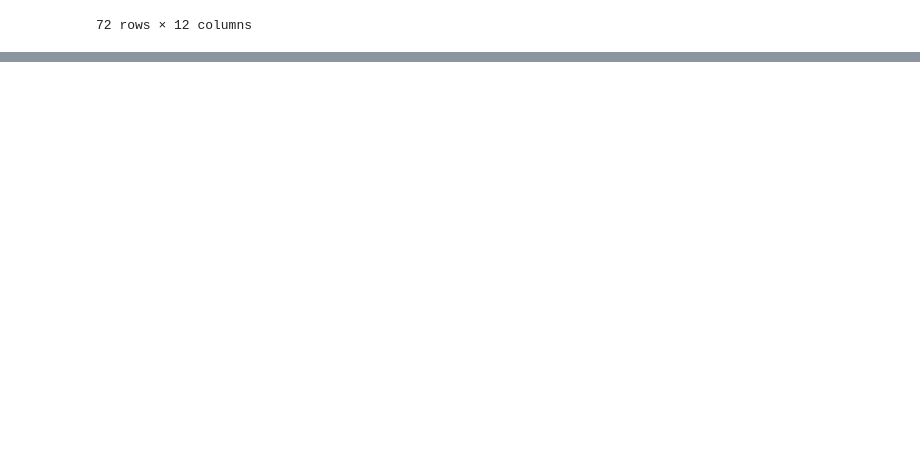
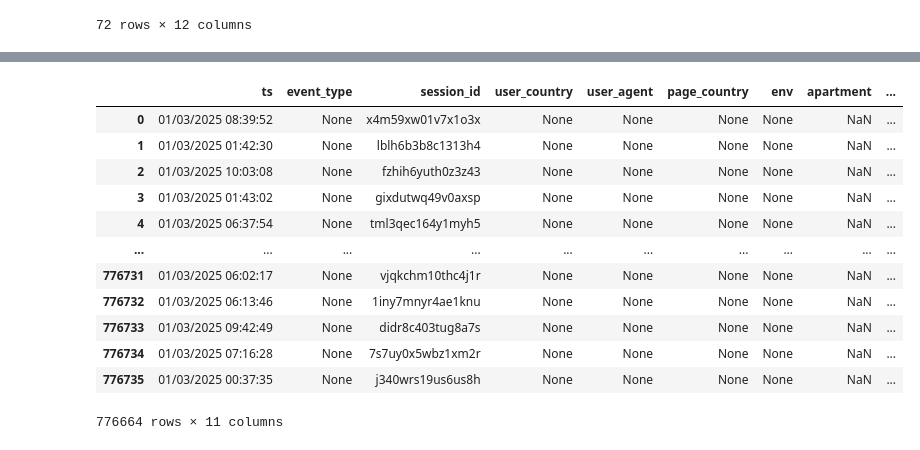
Before and after one commit to akisgazepidis/Data_Pipeline_Optimization, a Jupyter notebook: notebooks/EDA.ipynb, the cells around one changed output, grey strips where cells are left out. Drawn from its saved outputs; the diff is of its cells as text; code cells hidden in the pictures; blank space fills up the shorter version.

```diff
--- a/notebooks/EDA.ipynb
+++ b/notebooks/EDA.ipynb
@@ -303,0 +420,25 @@ df[~df.ts.str.contains('/')]
+# %%
+def create_session_id_user_agent_dict(session_col, user_agent_col):
+    '''Finction that creates a dictionary with unique session_ids as keys and user_agents as values'''
+    try:
+        session_id_user_agent_tuple_list = [tpl for tpl in set(list(zip(list(user_agent_col), list(session_col)))) if tpl[1]]
+        session_id_user_agent_tuple_dict = {key:value for key, value in session_id_user_agent_tuple_list}
+        return session_id_user_agent_tuple_dict
+    except Exception as e:
+        print(F'Error while creating  the dictionary : {e}')
+        return np.nan
+# %%
+session_id_user_agent_tuple_dict =  create_session_id_user_agent_dict(df.session_id, df.user_agent)
+# %%
+def fill_session_id(row, dict):
+    '''Function that recieves a df's row for None session_id and a dictionary as inputs and returns then new row with new session_id '''
+
+    try:
+        if row['session_id'] == '':
+            row['session_id']  = dict[ row['user_agent']]
+            return row
+        else:
+            return row
+    except Exception as e:
+        print(f'Error while finding the new session_id: {e}')
+        return np.nan
@@ -303,0 +461,18 @@ df[~df.ts.str.contains('/')]
+# %%
+df = df.apply(lambda row: fill_session_id(row, session_id_user_agent_tuple_dict), axis=1)
+# %%
+df
+# %% [output]
+|  | ts | event_type | session_id | user_country | user_agent | page_country | env | apartment | ... |
+| 0 | 01/03/2025 08:39:52 | None | x4m59xw01v7x1o3x | None | None | None | None | NaN | ... |
+| 1 | 01/03/2025 01:42:30 | None | lblh6b3b8c1313h4 | None | None | None | None | NaN | ... |
+| 2 | 01/03/2025 10:03:08 | None | fzhih6yuth0z3z43 | None | None | None | None | NaN | ... |
+| 3 | 01/03/2025 01:43:02 | None | gixdutwq49v0axsp | None | None | None | None | NaN | ... |
+| 4 | 01/03/2025 06:37:54 | None | tml3qec164y1myh5 | None | None | None | None | NaN | ... |
+| ... | ... | ... | ... | ... | ... | ... | ... | ... | ... |
+| 776731 | 01/03/2025 06:02:17 | None | vjqkchm10thc4j1r | None | None | None | None | NaN | ... |
+| 776732 | 01/03/2025 06:13:46 | None | 1iny7mnyr4ae1knu | None | None | None | None | NaN | ... |
+| 776733 | 01/03/2025 09:42:49 | None | didr8c403tug8a7s | None | None | None | None | NaN | ... |
+| 776734 | 01/03/2025 07:16:28 | None | 7s7uy0x5wbz1xm2r | None | None | None | None | NaN | ... |
+| 776735 | 01/03/2025 00:37:35 | None | j340wrs19us6us8h | None | None | None | None | NaN | ... |
+776664 rows × 11 columns
```
Also changed, not shown: parts of 33 cells of this notebook, 1 other file.
